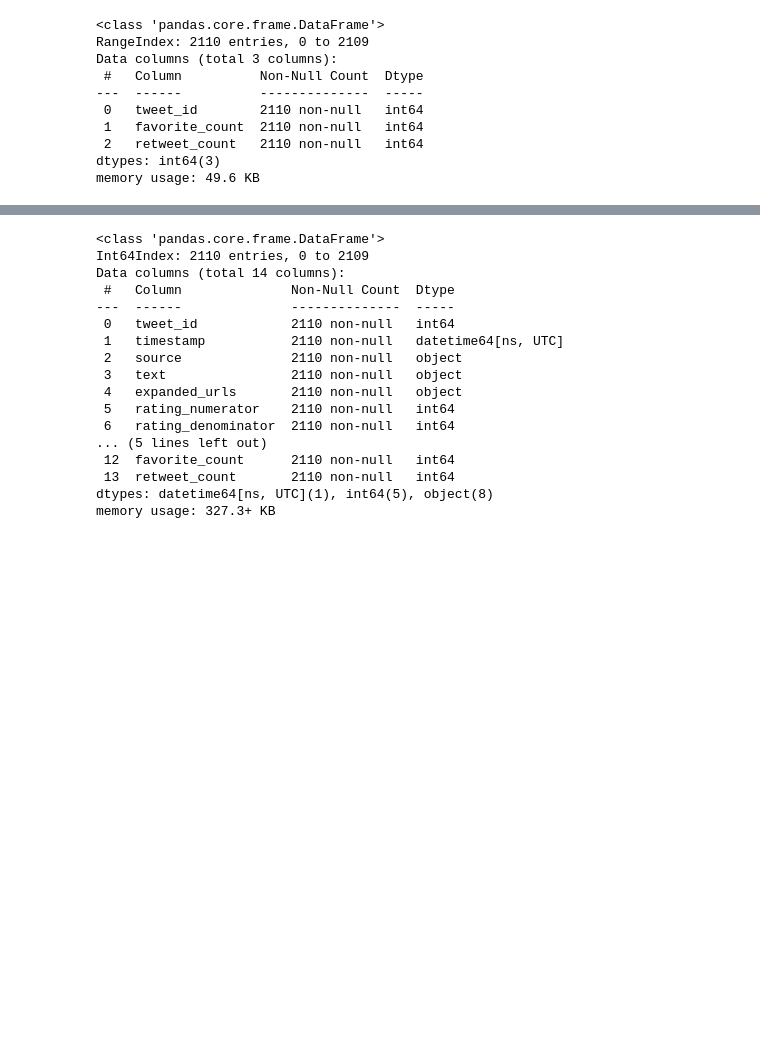
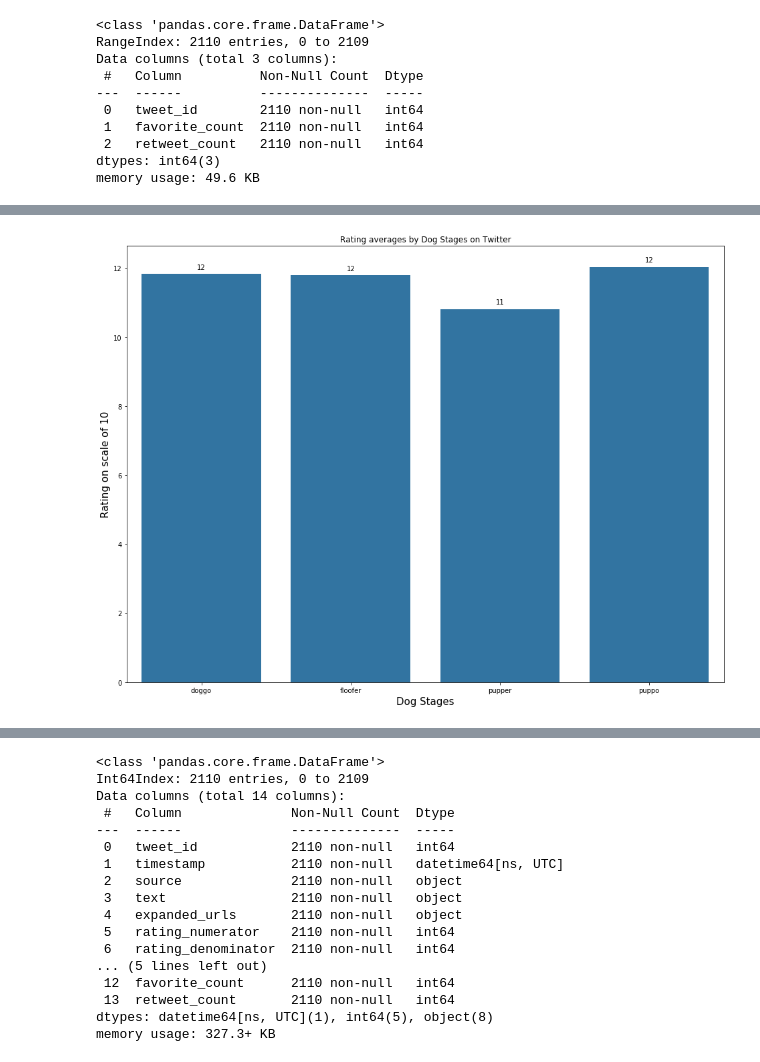
Before and after one commit to josyulajj/twitter-exploratorydataanalysis, a Jupyter notebook: wrangle_act.ipynb, the cells around one changed output, grey strips where cells are left out. Cells and saved outputs as stored; diff of their text form; code cells hidden in the pictures; blank space fills up the shorter version.

```diff
--- a/wrangle_act.ipynb
+++ b/wrangle_act.ipynb
@@ -376,0 +493,15 @@ twitter_av_favs_df =  tweet_av_df.merge(tweet_data_df, on='tweet_id')
+# %%
+# How are the dogs rated by their stages?
+plt.figure(figsize=[16, 12])
+base_color = sb.color_palette()[0]
+
+splot = sb.barplot(x="growth_stage", y="rating_numerator", data=twitter_av_favsstages_df, ci=None, order=['doggo', 'floofer', 'pupper', 'puppo'], color=base_color)
+for p in splot.patches:
+    splot.annotate(format(p.get_height(), '.0f'), (p.get_x() + p.get_width() / 2., p.get_height()), ha = 'center', va = 'center', xytext = (0, 10), textcoords = 'offset points')
+
+plt.xlabel("Dog Stages")
+plt.ylabel("Rating on scale of 10")
+plt.title("Rating averages by Dog Stages on Twitter")
+plt.show()
+# %% [output]
+[figure, added]
```
Also changed, not shown: parts of 17 cells of this notebook.
